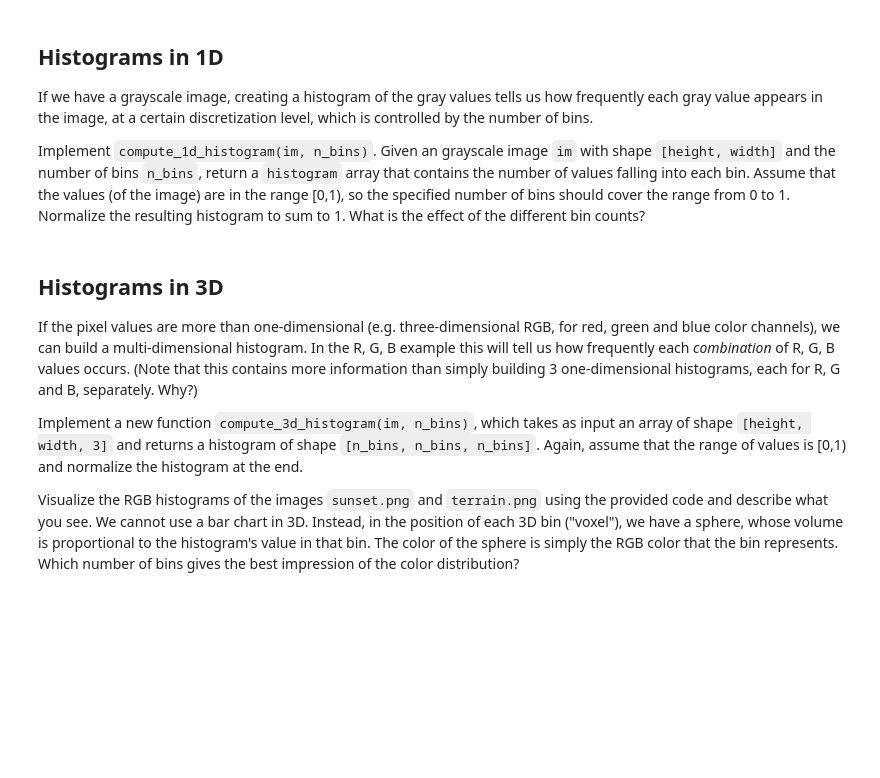
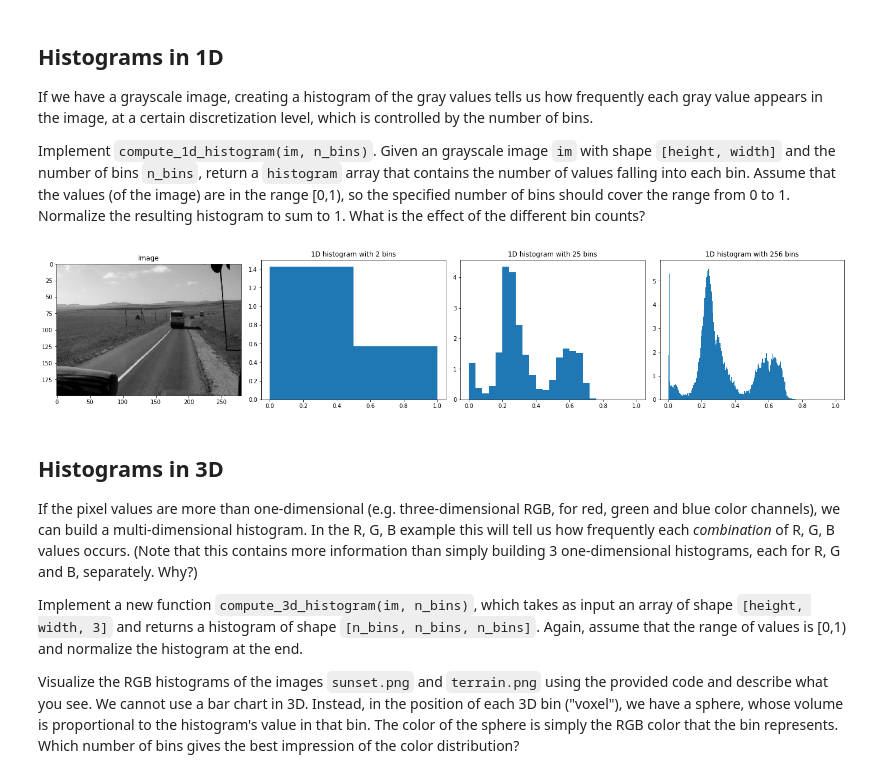
Before and after one commit to duygu-bayrak/Computer-Vision-RWTH, a Jupyter notebook: Exercise3/Janis/local_feature_matching.ipynb, the cells around one changed output. Saved outputs shown, nothing was run; the diff lists cells and outputs as text; code cells hidden in the pictures; blank space fills up the shorter version.

Commit message:
Histograms

```diff
--- a/Exercise3/Janis/local_feature_matching.ipynb
+++ b/Exercise3/Janis/local_feature_matching.ipynb
@@ -157,24 +152,24 @@ Implement `compute_1d_histogram(im, n_bins)`. Given an grayscale image `im` with
 # POINTS: 3
 
 def compute_1d_histogram(im, n_bins):
-    histogram = np.zeros(n_bins)
-    # YOUR CODE HERE
-    raise NotImplementedError()
+    histogram, _ = np.histogram(im, n_bins, (0.0, 1.0), density=True)
     return histogram
 # %%
-fig, axes = plt.subplots(1,4, figsize=(10,2), constrained_layout=True)
+fig, axes = plt.subplots(1,4, figsize=(20,4), constrained_layout=True)
 bin_counts = [2, 25, 256]
 gray_img = imageio.imread('terrain.png', as_gray=True
                          ).astype(np.float32)/256
 
 axes[0].set_title('Image')
 axes[0].imshow(gray_img, cmap='gray')
 for ax, n_bins in zip(axes[1:], bin_counts):
     ax.set_title(f'1D histogram with {n_bins} bins')
     bin_size = 1/n_bins
     x_axis = np.linspace(0, 1, n_bins, endpoint=False)+bin_size/2
     hist = compute_1d_histogram(gray_img, n_bins)
     ax.bar(x_axis, hist, bin_size)
+# %% [output]
+[figure, added]
 # %% [markdown]
 ## Histograms in 3D
 
```
Also changed, not shown: parts of 17 cells of this notebook.
